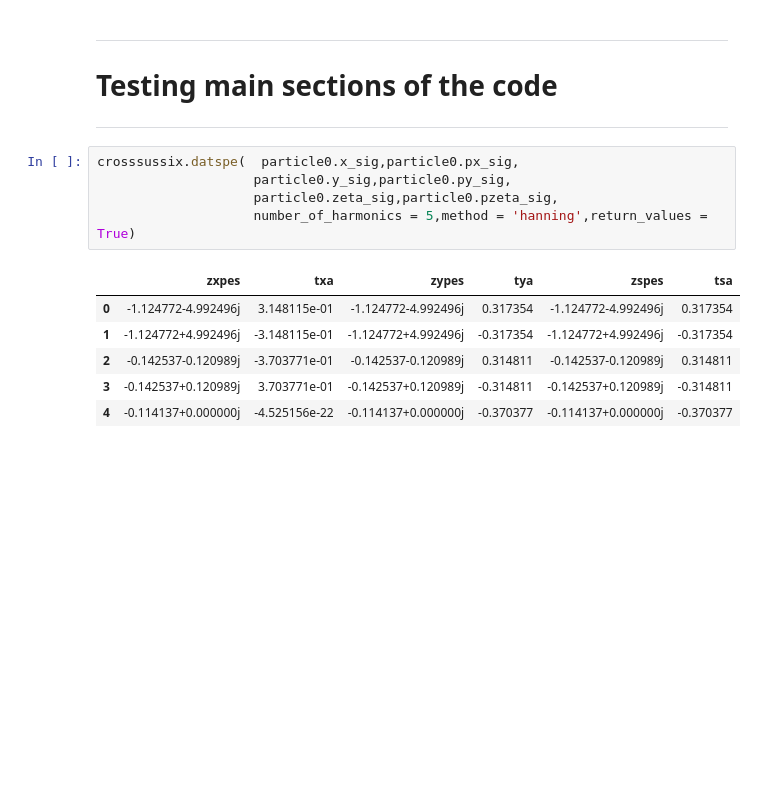
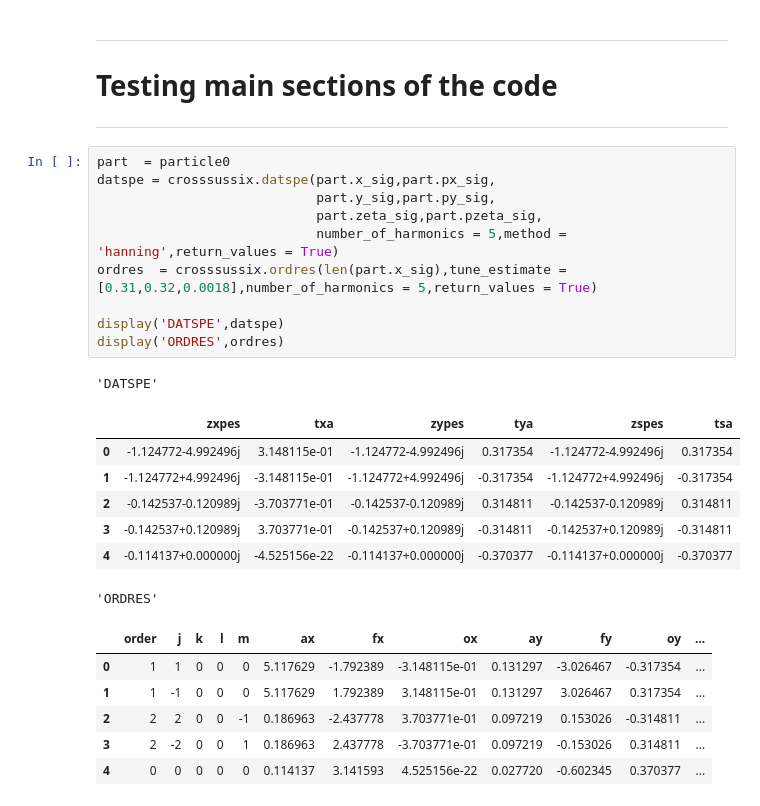
Before and after one commit to pbelange/PySUSSIX, a Jupyter notebook: build_sussix.ipynb, the cells around one changed output. Drawn from its saved outputs; the diff is of its cells as text; blank space fills up the shorter version.

Commit message:
Added datspe and ordres with jklm indices

```diff
--- a/build_sussix.ipynb
+++ b/build_sussix.ipynb
@@ -147,15 +188,28 @@ print(crossroutines.tunelasr(particle0.x_sig,particle0.px_sig))
 ---
 # Testing main sections of the code
 ---
-# %%
-crosssussix.datspe(  particle0.x_sig,particle0.px_sig,
-                    particle0.y_sig,particle0.py_sig,
-                    particle0.zeta_sig,particle0.pzeta_sig,
-                    number_of_harmonics = 5,method = 'hanning',return_values = True)
-# %% [output]
-|  | zxpes | txa | zypes | tya | zspes | tsa |
-| 0 | -1.124772-4.992496j | 3.148115e-01 | -1.124772-4.992496j | 0.317354 | -1.124772-4.992496j | 0.317354 |
-| 1 | -1.124772+4.992496j | -3.148115e-01 | -1.124772+4.992496j | -0.317354 | -1.124772+4.992496j | -0.317354 |
-| 2 | -0.142537-0.120989j | -3.703771e-01 | -0.142537-0.120989j | 0.314811 | -0.142537-0.120989j | 0.314811 |
-| 3 | -0.142537+0.120989j | 3.703771e-01 | -0.142537+0.120989j | -0.314811 | -0.142537+0.120989j | -0.314811 |
-| 4 | -0.114137+0.000000j | -4.525156e-22 | -0.114137+0.000000j | -0.370377 | -0.114137+0.000000j | -0.370377 |
+# %%
+part  = particle0
+datspe = crosssussix.datspe(part.x_sig,part.px_sig,
+                            part.y_sig,part.py_sig,
+                            part.zeta_sig,part.pzeta_sig,
+                            number_of_harmonics = 5,method = 'hanning',return_values = True)
+ordres  = crosssussix.ordres(len(part.x_sig),tune_estimate = [0.31,0.32,0.0018],number_of_harmonics = 5,return_values = True)
+
+display('DATSPE',datspe)
+display('ORDRES',ordres)
+# %% [output]
+'DATSPE'
+|  | zxpes | txa | zypes | tya | zspes | tsa |
+| 0 | -1.124772-4.992496j | 3.148115e-01 | -1.124772-4.992496j | 0.317354 | -1.124772-4.992496j | 0.317354 |
+| 1 | -1.124772+4.992496j | -3.148115e-01 | -1.124772+4.992496j | -0.317354 | -1.124772+4.992496j | -0.317354 |
+| 2 | -0.142537-0.120989j | -3.703771e-01 | -0.142537-0.120989j | 0.314811 | -0.142537-0.120989j | 0.314811 |
+| 3 | -0.142537+0.120989j | 3.703771e-01 | -0.142537+0.120989j | -0.314811 | -0.142537+0.120989j | -0.314811 |
+| 4 | -0.114137+0.000000j | -4.525156e-22 | -0.114137+0.000000j | -0.370377 | -0.114137+0.000000j | -0.370377 |
+'ORDRES'
+|  | order | j | k | l | m | ax | fx | ox | ay | fy | oy | ... |
+| 0 | 1 | 1 | 0 | 0 | 0 | 5.117629 | -1.792389 | -3.148115e-01 | 0.131297 | -3.026467 | -0.317354 | ... |
+| 1 | 1 | -1 | 0 | 0 | 0 | 5.117629 | 1.792389 | 3.148115e-01 | 0.131297 | 3.026467 | 0.317354 | ... |
+| 2 | 2 | 2 | 0 | 0 | -1 | 0.186963 | -2.437778 | 3.703771e-01 | 0.097219 | 0.153026 | -0.314811 | ... |
+| 3 | 2 | -2 | 0 | 0 | 1 | 0.186963 | 2.437778 | -3.703771e-01 | 0.097219 | -0.153026 | 0.314811 | ... |
+| 4 | 0 | 0 | 0 | 0 | 0 | 0.114137 | 3.141593 | 4.525156e-22 | 0.027720 | -0.602345 | 0.370377 | ... |
```
Also changed, not shown: parts of 3 cells of this notebook, 5 other files.
